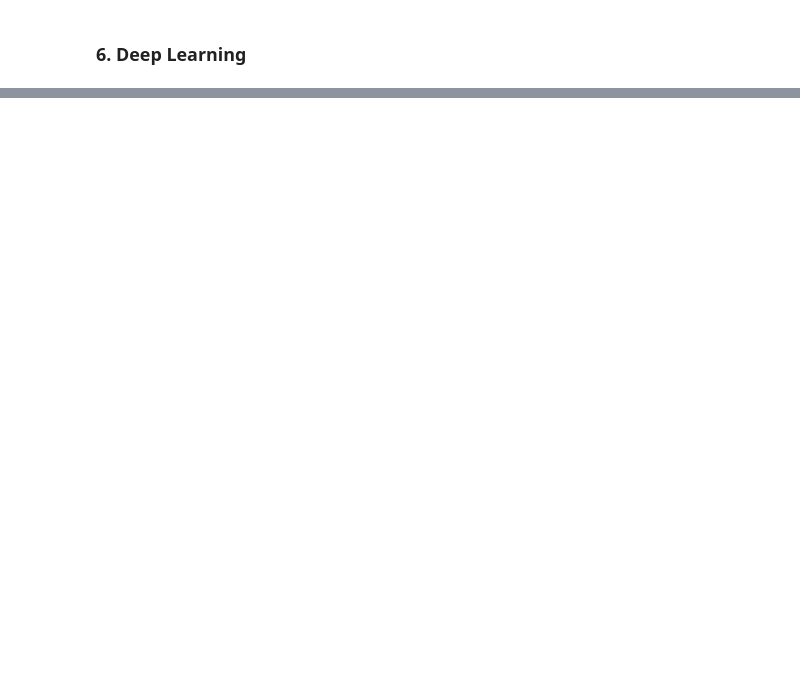
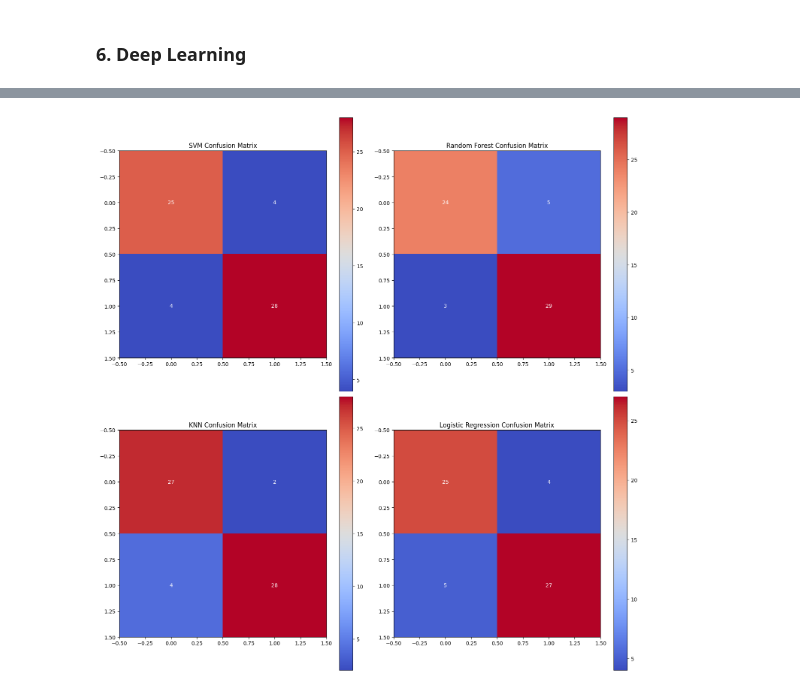
Before and after one commit to shreyash-jais-02/Heart-Disease-Prediction, a Jupyter notebook: Heart Disease prediction.ipynb, the cells around one changed output, grey strips where cells are left out. Cells and saved outputs as stored; diff of their text form; code cells hidden in the pictures; blank space fills up the shorter version.

```diff
--- a/Heart Disease prediction.ipynb
+++ b/Heart Disease prediction.ipynb
@@ -288,0 +379,45 @@ Model Accuracy: 0.9016
+# %%
+# Creating subplots
+fig, ax = plt.subplots(2, 2, figsize=(15, 15))
+
+# Plotting confusion matrix for SVM
+svm_conf_matrix = confusion_matrix(y_test, svm_pred)
+svm_heatmap = ax[0, 0].imshow(svm_conf_matrix, cmap='coolwarm')
+ax[0, 0].set_title('SVM Confusion Matrix')
+plt.colorbar(svm_heatmap, ax=ax[0, 0])
+for i in range(len(svm_conf_matrix)):
+    for j in range(len(svm_conf_matrix)):
+        ax[0, 0].text(j, i, svm_conf_matrix[i, j], ha='center', va='center', color='white')
+
+# Plotting confusion matrix for Random Forest
+rf_conf_matrix = confusion_matrix(y_test, rf_pred)
+rf_heatmap = ax[0, 1].imshow(rf_conf_matrix, cmap='coolwarm')
+ax[0, 1].set_title('Random Forest Confusion Matrix')
+plt.colorbar(rf_heatmap, ax=ax[0, 1])
+for i in range(len(rf_conf_matrix)):
+    for j in range(len(rf_conf_matrix)):
+        ax[0, 1].text(j, i, rf_conf_matrix[i, j], ha='center', va='center', color='white')
+
+# Plotting confusion matrix for KNN
+knn_conf_matrix = confusion_matrix(y_test, knn_pred)
+knn_heatmap = ax[1, 0].imshow(knn_conf_matrix, cmap='coolwarm')
+ax[1, 0].set_title('KNN Confusion Matrix')
+plt.colorbar(knn_heatmap, ax=ax[1, 0])
+for i in range(len(knn_conf_matrix)):
+    for j in range(len(knn_conf_matrix)):
+        ax[1, 0].text(j, i, knn_conf_matrix[i, j], ha='center', va='center', color='white')
+
+# Plotting confusion matrix for Logistic Regression
+logreg_conf_matrix = confusion_matrix(y_test, logreg_pred)
+logreg_heatmap = ax[1, 1].imshow(logreg_conf_matrix, cmap='coolwarm')
+ax[1, 1].set_title('Logistic Regression Confusion Matrix')
+plt.colorbar(logreg_heatmap, ax=ax[1, 1])
+for i in range(len(logreg_conf_matrix)):
+    for j in range(len(logreg_conf_matrix)):
+        ax[1, 1].text(j, i, logreg_conf_matrix[i, j], ha='center', va='center', color='white')
+
+# Display the plots
+plt.tight_layout()
+plt.show()
+# %% [output]
+[figure, added]
```
Also changed, not shown: parts of 13 cells of this notebook.
